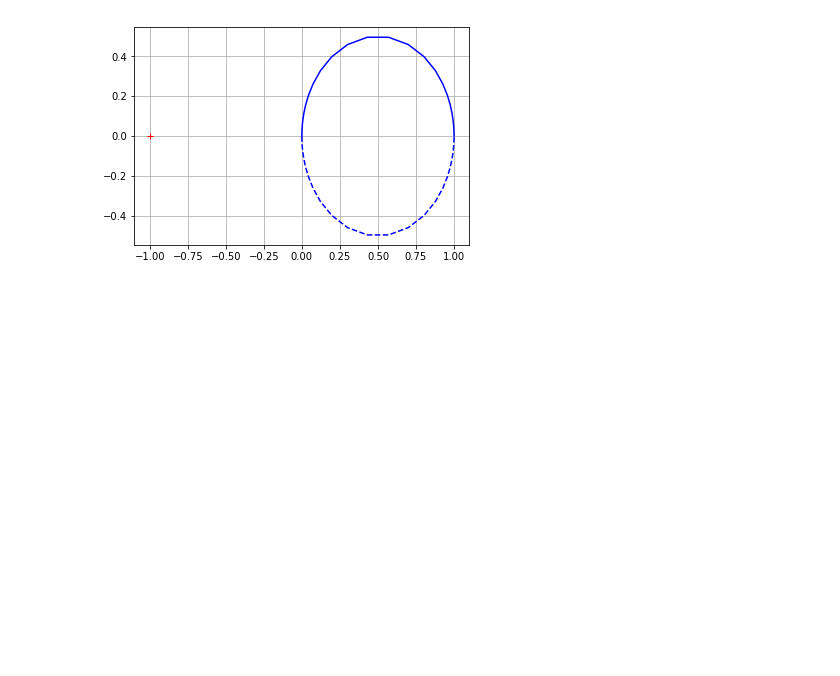
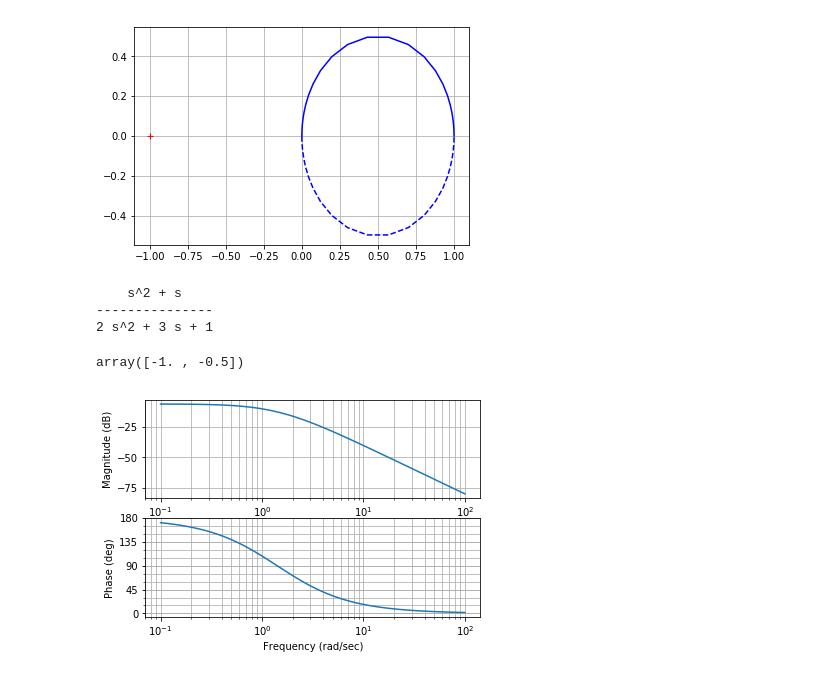
Before and after one commit to jgoppert/aae364_notebook, a Jupyter notebook: Nyquist.ipynb, the cells around one changed output. Drawn from its saved outputs; the diff is of its cells as text; code cells hidden in the pictures; blank space fills up the shorter version.

```diff
--- a/Nyquist.ipynb
+++ b/Nyquist.ipynb
@@ -16,3 +21,19 @@ control.nyquist(G, omega=np.logspace(-3, 3));
 plt.grid()
 # %% [output]
 [figure]
+# %%
+G2c = G/(1+G)
+G2c
+# %% [output]
+    s^2 + s
+---------------
+2 s^2 + 3 s + 1
+# %%
+control.pole(G2c)
+# %% [output]
+array([-1. , -0.5])
+# %%
+G = -1/((s+1)*(s+2))
+control.bode(G, dB=True);
+# %% [output]
+[figure, added]
```
Also changed, not shown: parts of 6 cells of this notebook, 3 other files.
